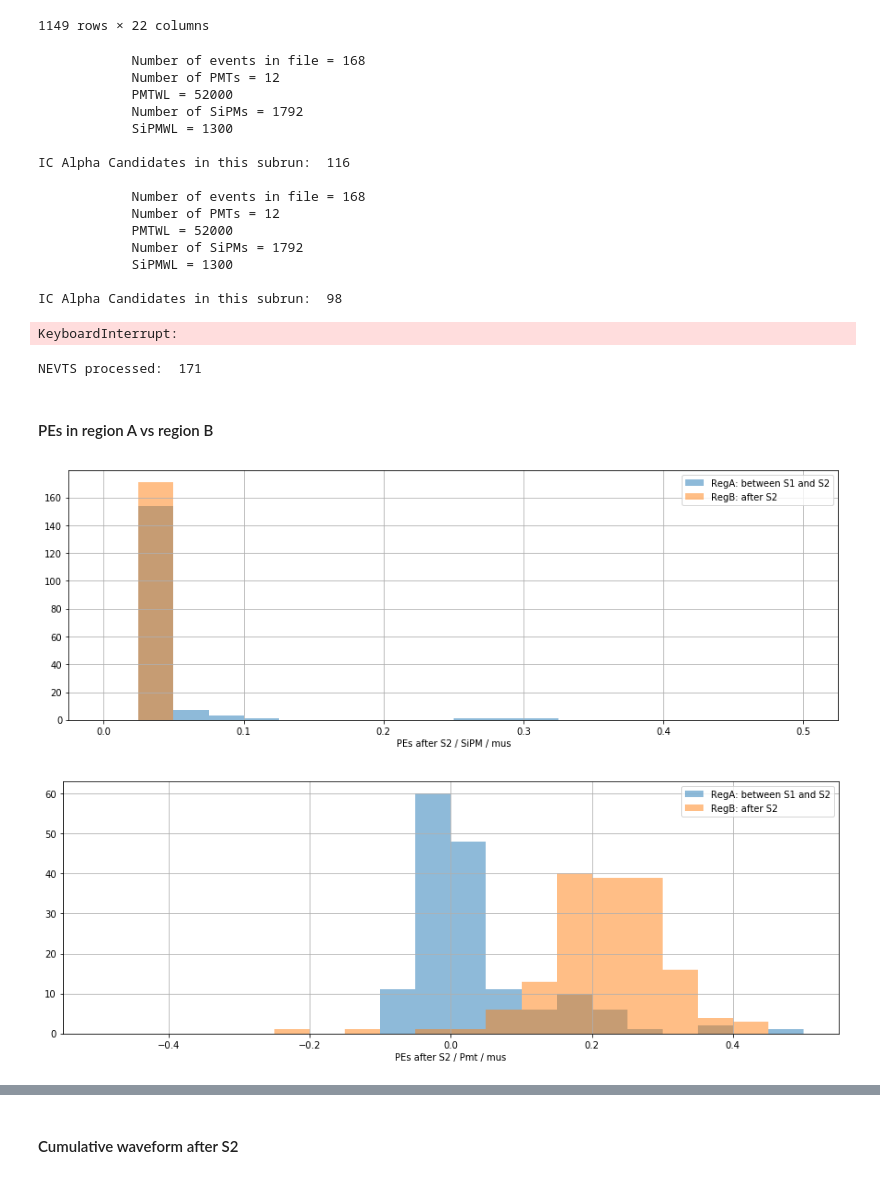
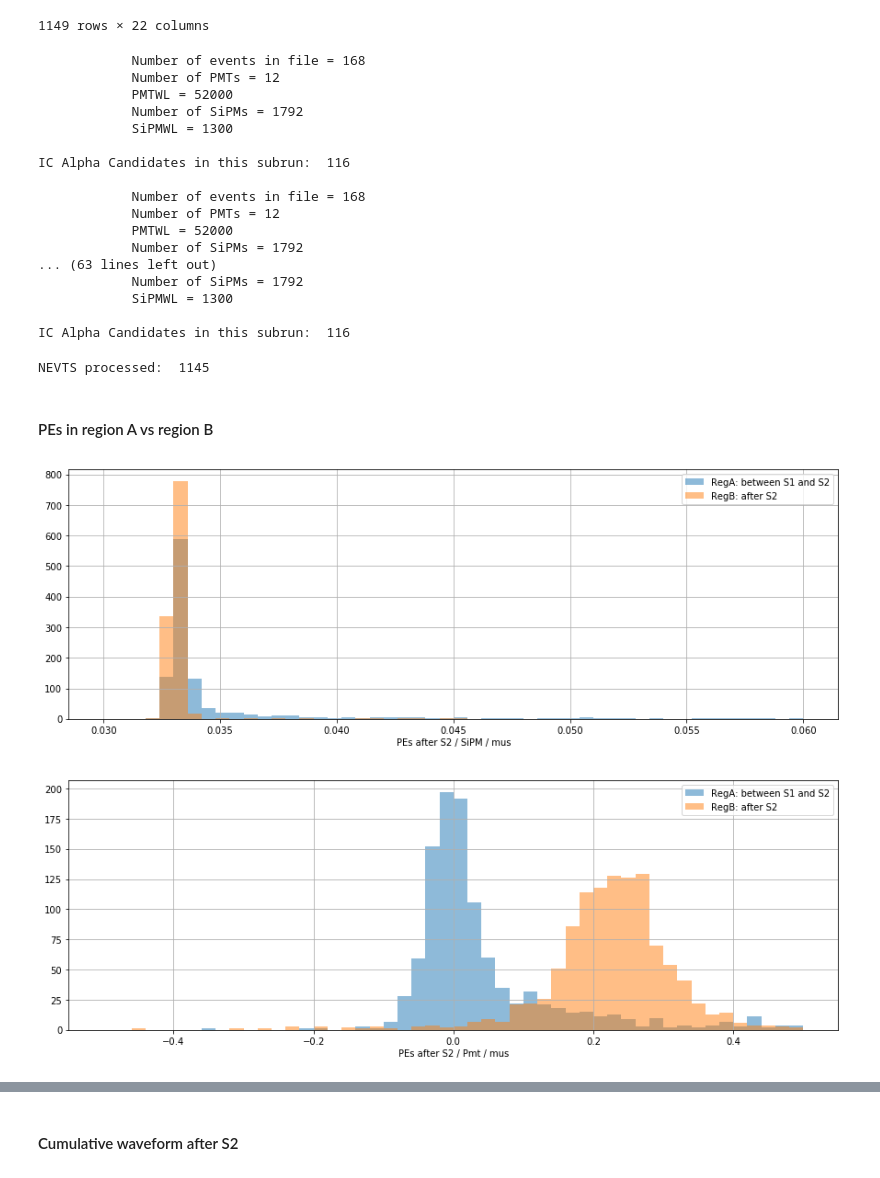
Before and after one commit to abotas/ICARO, a Jupyter notebook: icaro/Kryptonite/SiPMShowers.ipynb, the cells around one changed output, grey strips where cells are left out. Cells and saved outputs as stored; diff of their text form; code cells hidden in the pictures.

```diff
--- a/icaro/Kryptonite/SiPMShowers.ipynb
+++ b/icaro/Kryptonite/SiPMShowers.ipynb
@@ -132,13 +132,16 @@ thr    = ThresholdParams(thr_s1=3*units.pes,  thr_s2=1*units.pes,
                          thr_SIPM=30*units.adc)
 epm = EventPmaps(run_number, s1par, s2par, thr, verbose=False)
 # %%
-MEVTS          = 2000
+MEVTS          = 20000
 nsipm          = 1792
 npmt           = 11
 region_len_mus = 700
 
-Aswf     = np.zeros((nsipm, region_len_mus), dtype=np.float32)
-Bswf     = np.zeros((nsipm, region_len_mus), dtype=np.float32)
+sipm_sum     = np.zeros((nsipm, 1300), dtype=np.float32)
+pmt_sum      = np.zeros((npmt , 52000), dtype=np.float32)
+
+Aswf         = np.zeros((nsipm, region_len_mus), dtype=np.float32)
+Bswf         = np.zeros((nsipm, region_len_mus), dtype=np.float32)
 
 Aswf_pmt     = np.zeros((npmt, int(region_len_mus * units.mus / 25)), dtype=np.float32)
 Bswf_pmt     = np.zeros((npmt, int(region_len_mus * units.mus / 25)), dtype=np.float32)
@@ -194,6 +197,10 @@ for subrun in RWF_files:
         epm.find_s2()
         epm.find_s2si()
 
+        # Sum of whole waveforms
+        pmt_sum  += epm.CAL_PMT
+        sipm_sum += epm.sipm
+
         # Find A and B regions (ns)
         tbuf   = 1 * units.mus
         Atimes = np.array([epm.S1[0][0][-1] + tbuf, epm.S2[0][0][0] - tbuf], dtype=np.float32)
@@ -251,10 +258,11 @@ IC Alpha Candidates in this subrun:  116
             Number of PMTs = 12
             PMTWL = 52000
             Number of SiPMs = 1792
+... (63 lines left out)
+            Number of SiPMs = 1792
             SiPMWL = 1300
 
-IC Alpha Candidates in this subrun:  98
+IC Alpha Candidates in this subrun:  116
-KeyboardInterrupt:
 # %%
 At   =np.array(At)
 Apes =np.array(Apes)
@@ -271,28 +279,28 @@ Bpes_pmt = np.array(Bpes_pmt)
 # %%
 print('NEVTS processed: ', len(At))
 # %% [output]
-NEVTS processed:  171
+NEVTS processed:  1145
 # %% [markdown]
 #### PEs in region A vs region B
 # %%
 plt.figure(figsize=(15,5))
 nza = np.nonzero(At)[0]
-r=(0,.5)
-plt.hist(Apes.mean(axis=1)[nza] / At[nza], bins = 20, alpha=.5, range=r, label='RegA: between S1 and S2')
-plt.hist(Bpes.mean(axis=1)      / Bt     , bins = 20, alpha=.5, range=r, label='RegB: after S2')
+r=(0.03,.06)
+plt.hist(Apes.mean(axis=1)[nza] / At[nza], bins = 50, alpha=.5, range=r, label='RegA: between S1 and S2')
+plt.hist(Bpes.mean(axis=1)      / Bt     , bins = 50, alpha=.5, range=r, label='RegB: after S2')
 plt.xlabel('PEs after S2 / SiPM / mus')
 plt.legend()
 plt.grid(True)
 plt.show()
 
 plt.figure(figsize=(15,5))
 r=(-.5,.5)
-plt.hist(Apes_pmt.mean(axis=1)[nza] / At[nza], bins = 20, alpha=.5, range=r, label='RegA: between S1 and S2')
-plt.hist(Bpes_pmt.mean(axis=1)      / Bt     , bins = 20, alpha=.5, range=r, label='RegB: after S2')
+plt.hist(Apes_pmt.mean(axis=1)[nza] / At[nza], bins = 50, alpha=.5, range=r, label='RegA: between S1 and S2')
+plt.hist(Bpes_pmt.mean(axis=1)      / Bt     , bins = 50, alpha=.5, range=r, label='RegB: after S2')
 plt.xlabel('PEs after S2 / Pmt / mus')
 plt.legend()
 plt.grid(True)
 plt.show()
 # %% [output]
-[figure, old version]
+[figure, new version]
-[figure, old version]
+[figure, new version]
```
Also changed, not shown: parts of 7 cells of this notebook, 1 other file.
